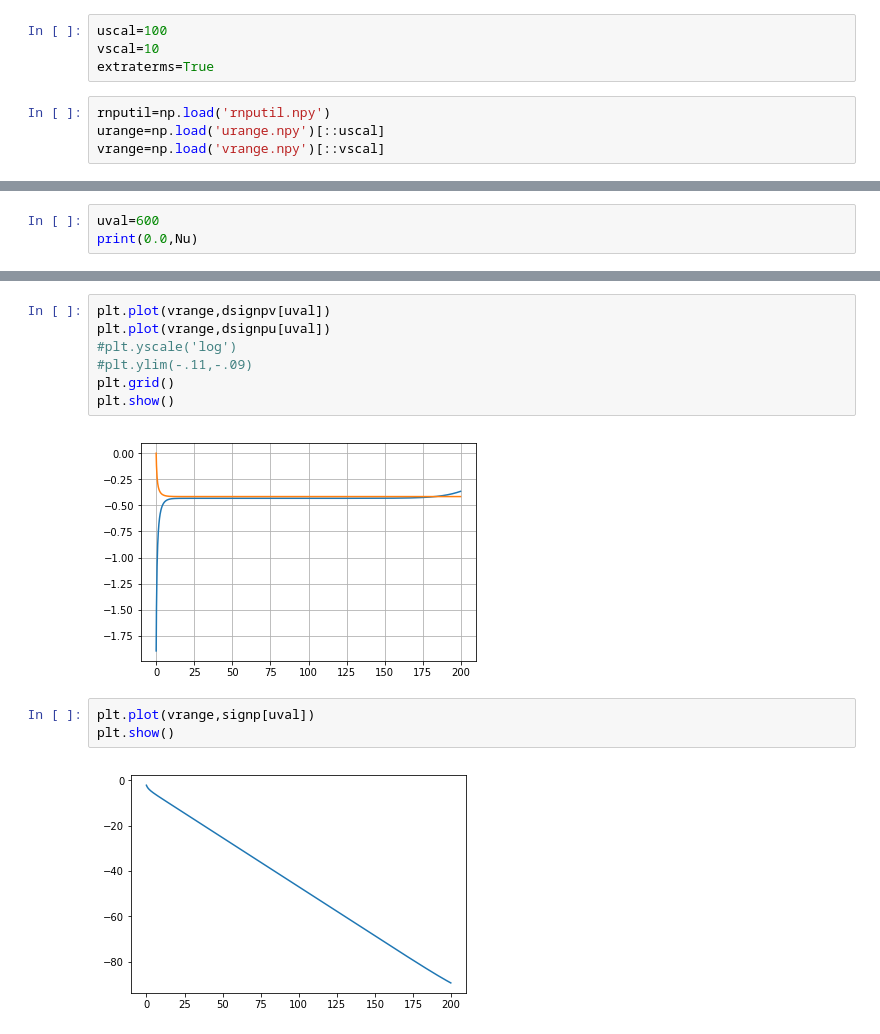
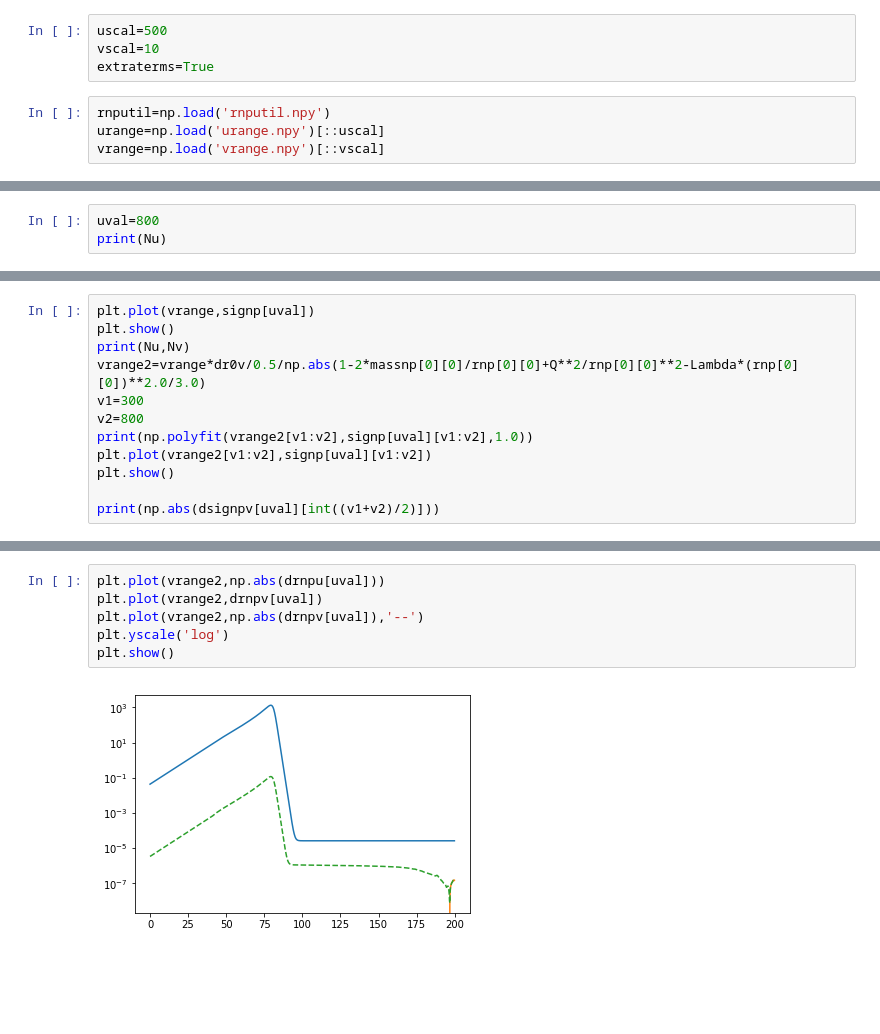
Before and after one commit to bpiotrzkowski/Double-Null-Code, a Jupyter notebook: All Function Checker.ipynb, the cells around one changed output, grey strips where cells are left out. Drawn from its saved outputs; the diff is of its cells as text; blank space fills up the shorter version.

```diff
--- a/All Function Checker.ipynb
+++ b/All Function Checker.ipynb
@@ -13,7 +16,7 @@ import h5py
 
 #!jt -t onedork -cellw 90%
 # %%
-uscal=100
+uscal=500
 vscal=10
 extraterms=True
 # %%
@@ -145,4 +167,4 @@ N=919210000
 # %%
-uval=600
-print(0.0,Nu)
+uval=800
+print(Nu)
 # %% [output]
@@ -158,0 +198,12 @@ plt.show()
+# %%
+plt.plot(vrange,signp[uval])
+plt.show()
+print(Nu,Nv)
+vrange2=vrange*dr0v/0.5/np.abs(1-2*massnp[0][0]/rnp[0][0]+Q**2/rnp[0][0]**2-Lambda*(rnp[0][0])**2.0/3.0)
+v1=300
+v2=800
+print(np.polyfit(vrange2[v1:v2],signp[uval][v1:v2],1.0))
+plt.plot(vrange2[v1:v2],signp[uval][v1:v2])
+plt.show()
+
+print(np.abs(dsignpv[uval][int((v1+v2)/2)]))
@@ -159,14 +216,8 @@ plt.show()
 # %%
-plt.plot(vrange,dsignpv[uval])
-plt.plot(vrange,dsignpu[uval])
-#plt.yscale('log')
-#plt.ylim(-.11,-.09)
-plt.grid()
+plt.plot(vrange2,np.abs(drnpu[uval]))
+plt.plot(vrange2,drnpv[uval])
+plt.plot(vrange2,np.abs(drnpv[uval]),'--')
+plt.yscale('log')
 plt.show()
 # %% [output]
-[figure, old version]
+[figure, new version]
-# %%
-plt.plot(vrange,signp[uval])
-plt.show()
-# %% [output]
-[figure, removed]
```
Also changed, not shown: parts of 22 cells of this notebook, 2 other files.
